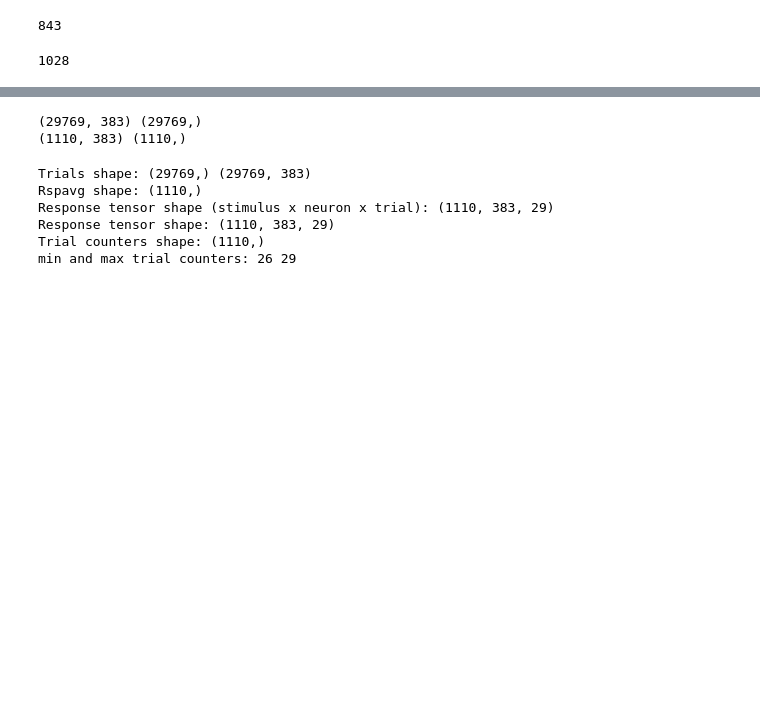
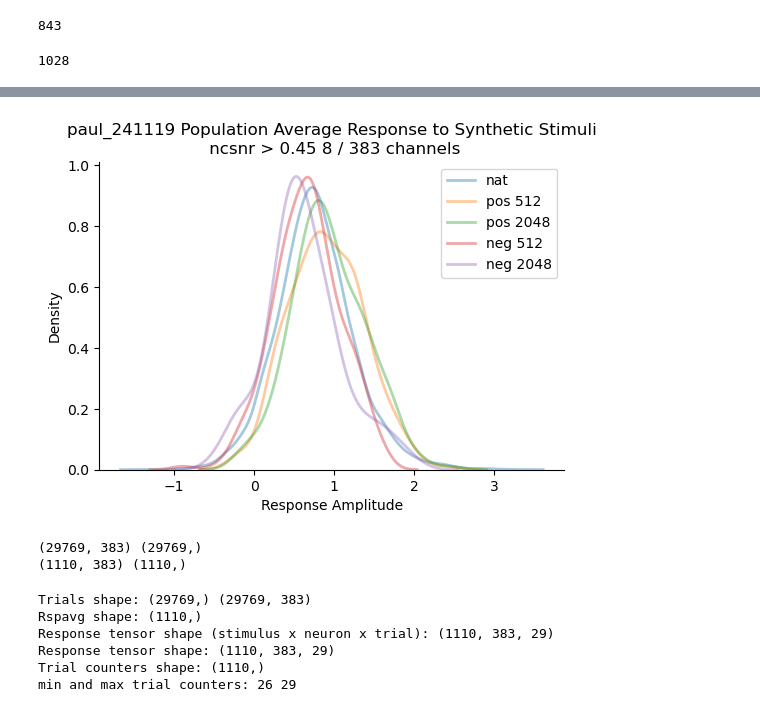
Before and after one commit to Animadversio/Closed-loop-visual-insilico, a Jupyter notebook: notebooks/data_explorer_VVS_day1_241119.ipynb, the cells around one changed output, grey strips where cells are left out. Cells and saved outputs as stored; diff of their text form; code cells hidden in the pictures; blank space fills up the shorter version.

```diff
--- a/notebooks/data_explorer_VVS_day1_241119.ipynb
+++ b/notebooks/data_explorer_VVS_day1_241119.ipynb
@@ -195,3 +328,23 @@ plt.show()
+# %%
+plt.figure(figsize=(6, 4))
+# plot kde with dots showing data points
+sns.kdeplot(data=nat_stim_resp_tsr.flatten(), label="nat", alpha=0.4, lw=2)
+# sns.rugplot(data=nat_stim_resp_tsr.flatten(), height=0.05, alpha=0.2)
+sns.kdeplot(data=syn_stim_resp_tsr[:,0,0,:].flatten(), label="pos 512", alpha=0.4, lw=2)
+# sns.rugplot(data=syn_stim_resp_tsr[:,0,0,:].flatten(), height=0.05, alpha=0.2)
+sns.kdeplot(data=syn_stim_resp_tsr[:,1,0,:].flatten(), label="pos 2048", alpha=0.4, lw=2)
+# sns.rugplot(data=syn_stim_resp_tsr[:,1,0,:].flatten(), height=0.05, alpha=0.2)
+sns.kdeplot(data=syn_stim_resp_tsr[:,0,1,:].flatten(), label="neg 512", alpha=0.4, lw=2)
+# sns.rugplot(data=syn_stim_resp_tsr[:,0,1,:].flatten(), height=0.05, alpha=0.2)
+sns.kdeplot(data=syn_stim_resp_tsr[:,1,1,:].flatten(), label="neg 2048", alpha=0.4, lw=2)
+# sns.rugplot(data=syn_stim_resp_tsr[:,1,1,:].flatten(), height=0.05, alpha=0.2)
+plt.legend()
+plt.title(f"{subject_id} Population Average Response to Synthetic Stimuli\n ncsnr > {thresh} {chan_mask.sum()} / {ncsnr.shape[0]} channels")
+plt.xlabel("Response Amplitude")
+plt.ylabel("Density")
+plt.show()
+# %% [output]
+[figure, added]
 # %%
 subject_id = 'paul_240713-240710'
 trials_resp_peak = data[subject_id]['trials']['response_peak']
```
Also changed, not shown: parts of 8 cells of this notebook, 4 other files.
